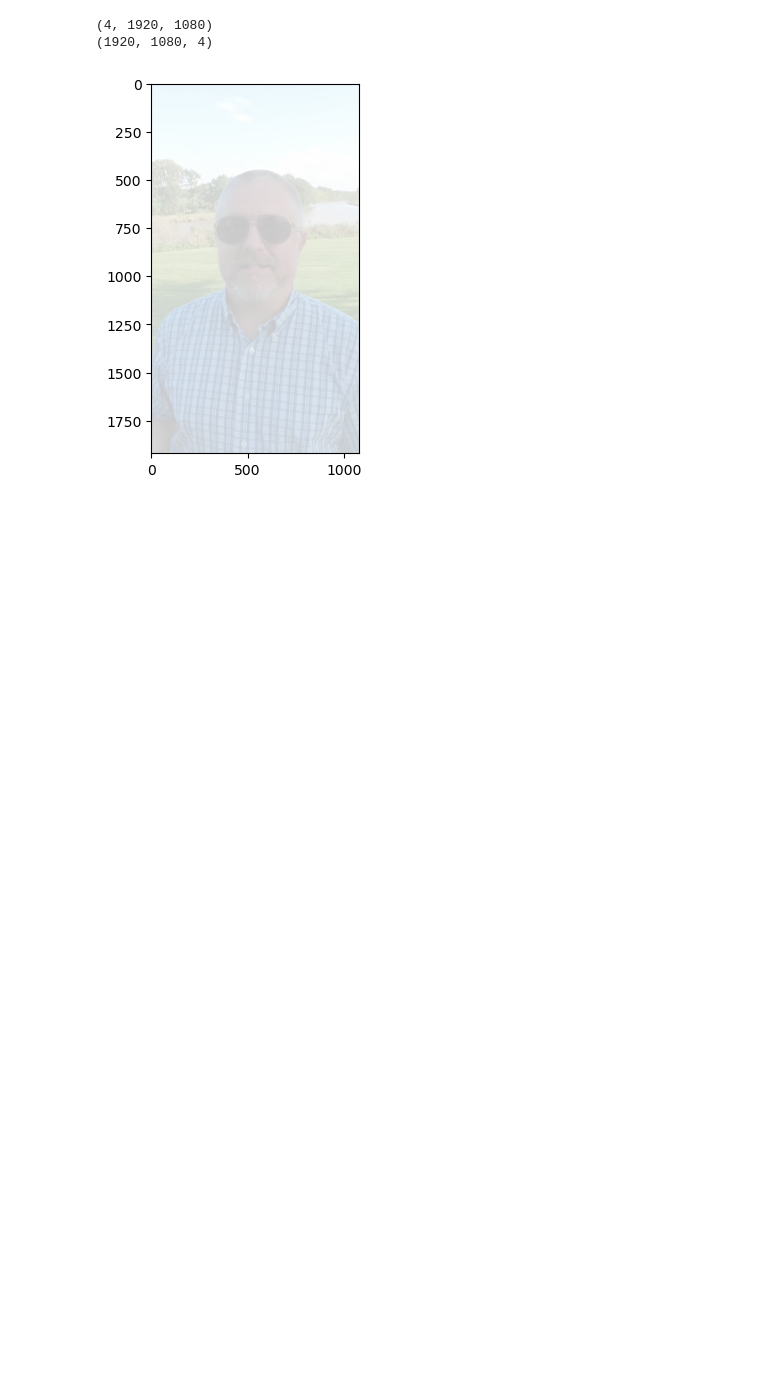
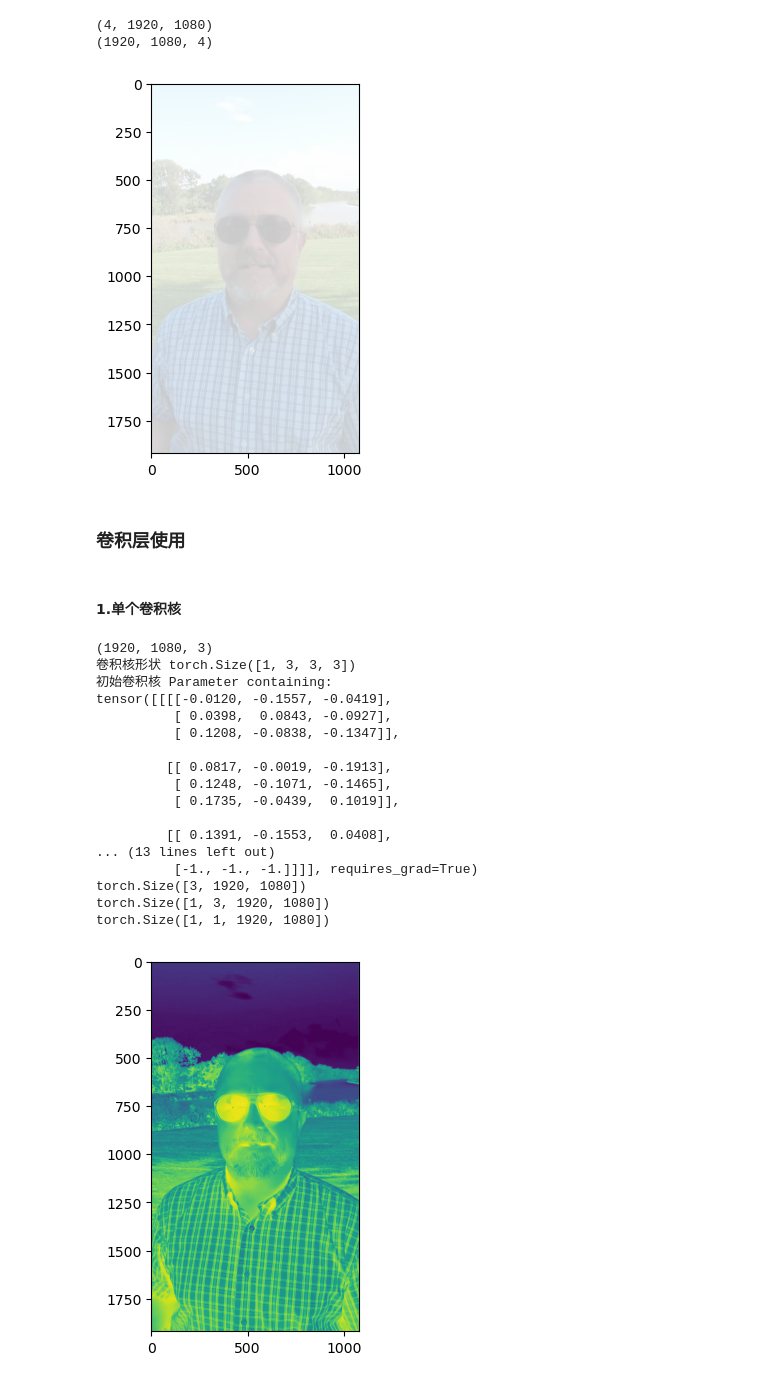
Before and after one commit to deyimsf/journal, a Jupyter notebook: AI/suanfa/CNN.ipynb, the cells around one changed output. Drawn from its saved outputs; the diff is of its cells as text; code cells hidden in the pictures; blank space fills up the shorter version.

```diff
--- a/AI/suanfa/CNN.ipynb
+++ b/AI/suanfa/CNN.ipynb
@@ -127,3 +129,70 @@ plt.show()
 (4, 1920, 1080)
 (1920, 1080, 4)
 [figure]
+# %% [markdown]
+### 卷积层使用
+# %% [markdown]
+#### 1.单个卷积核
+# %%
+def test01():
+    # 读图像
+    img = plt.imread('./data/original.jpg')
+    print(img.shape)
+
+    # 创建卷积核
+    conv2d = nn.Conv2d(in_channels=3, out_channels=1, kernel_size=3, stride=1, padding=1)
+    print('卷积核形状',conv2d.weight.shape)
+    print('初始卷积核',conv2d.weight)
+
+    # 指定卷积核, 值为-1
+    kernel = np.full((1,3,3,3), -1)
+    conv2d.weight.data = torch.Tensor(kernel)
+    print('指定卷积核',conv2d.weight)
+
+
+    # 卷积层对输入数据形状要求 (batch, channel, h, w)
+    # 把(h,w,c) -> (c, h, w)
+    img = torch.tensor(img).permute(2,0,1)
+    print(img.shape)
+
+    # 数据再增加一个批次维度
+    # (c,h,w) -> (b,c,h,w)
+    new_img = img.unsqueeze(0) #在第0个维度钱增加一个维度
+    new_img = new_img.type(torch.FloatTensor)
+    print(new_img.shape)
+
+    # 数据放入卷积层计算
+    new_img = conv2d(new_img)
+    print(new_img.shape)
+
+    # 显示图像
+    # 将(b,c,h,w) -> (c,h,w)  先去掉批次
+    new_img = new_img.squeeze(0)
+    # 再把通道位置变最后 (c,h,w) -> (h,w,c)
+    new_img = new_img.permute(1,2,0)
+    # 显示图像
+    # new_img剥离原张量，然后再放入imshow(), 避免影响梯度
+    plt.imshow(new_img.detach())
+    plt.show()
+
+
+test01()
+# %% [output]
+(1920, 1080, 3)
+卷积核形状 torch.Size([1, 3, 3, 3])
+初始卷积核 Parameter containing:
+tensor([[[[-0.0120, -0.1557, -0.0419],
+          [ 0.0398,  0.0843, -0.0927],
+          [ 0.1208, -0.0838, -0.1347]],
+
+         [[ 0.0817, -0.0019, -0.1913],
+          [ 0.1248, -0.1071, -0.1465],
+          [ 0.1735, -0.0439,  0.1019]],
+
+         [[ 0.1391, -0.1553,  0.0408],
+... (13 lines left out)
+          [-1., -1., -1.]]]], requires_grad=True)
+torch.Size([3, 1920, 1080])
+torch.Size([1, 3, 1920, 1080])
+torch.Size([1, 1, 1920, 1080])
+[figure, added]
```
Also changed, not shown: parts of 8 cells of this notebook, 10 other files.
